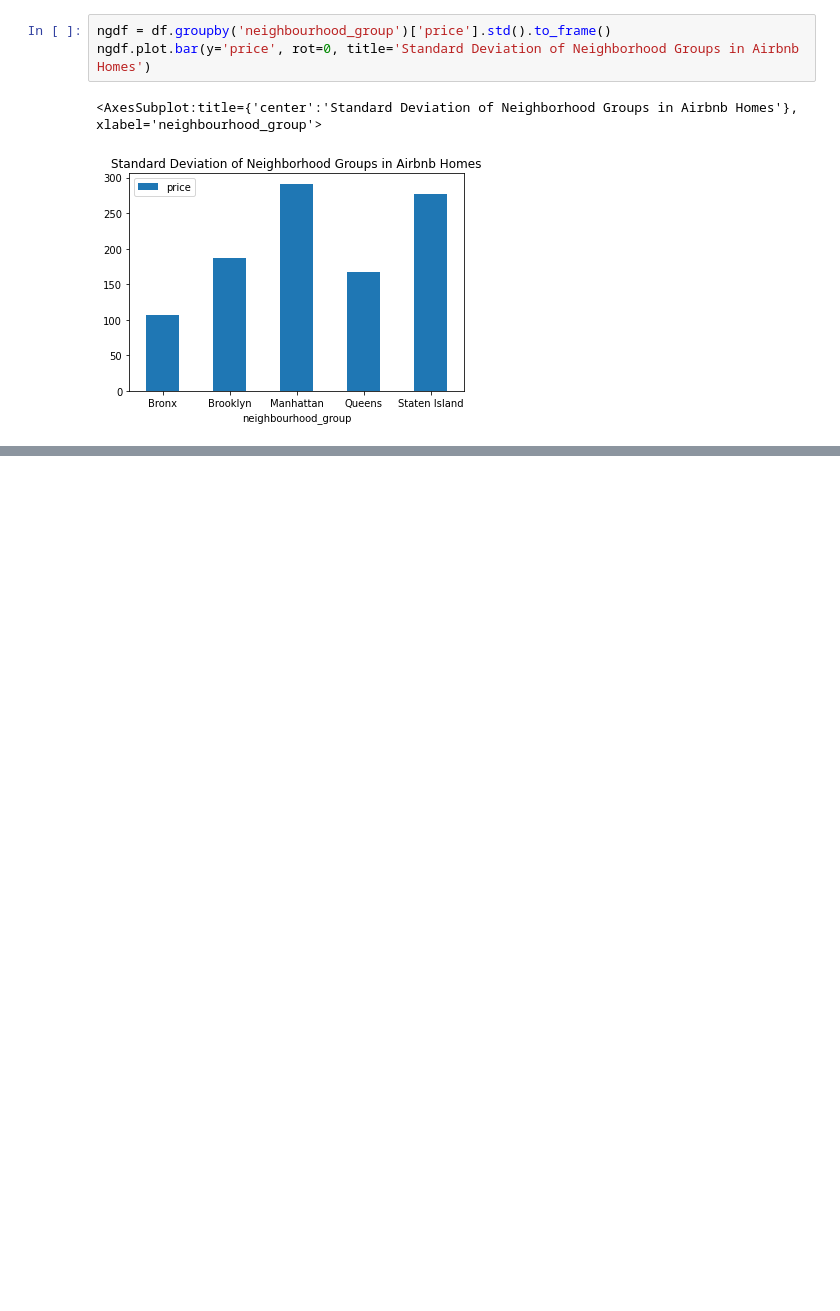
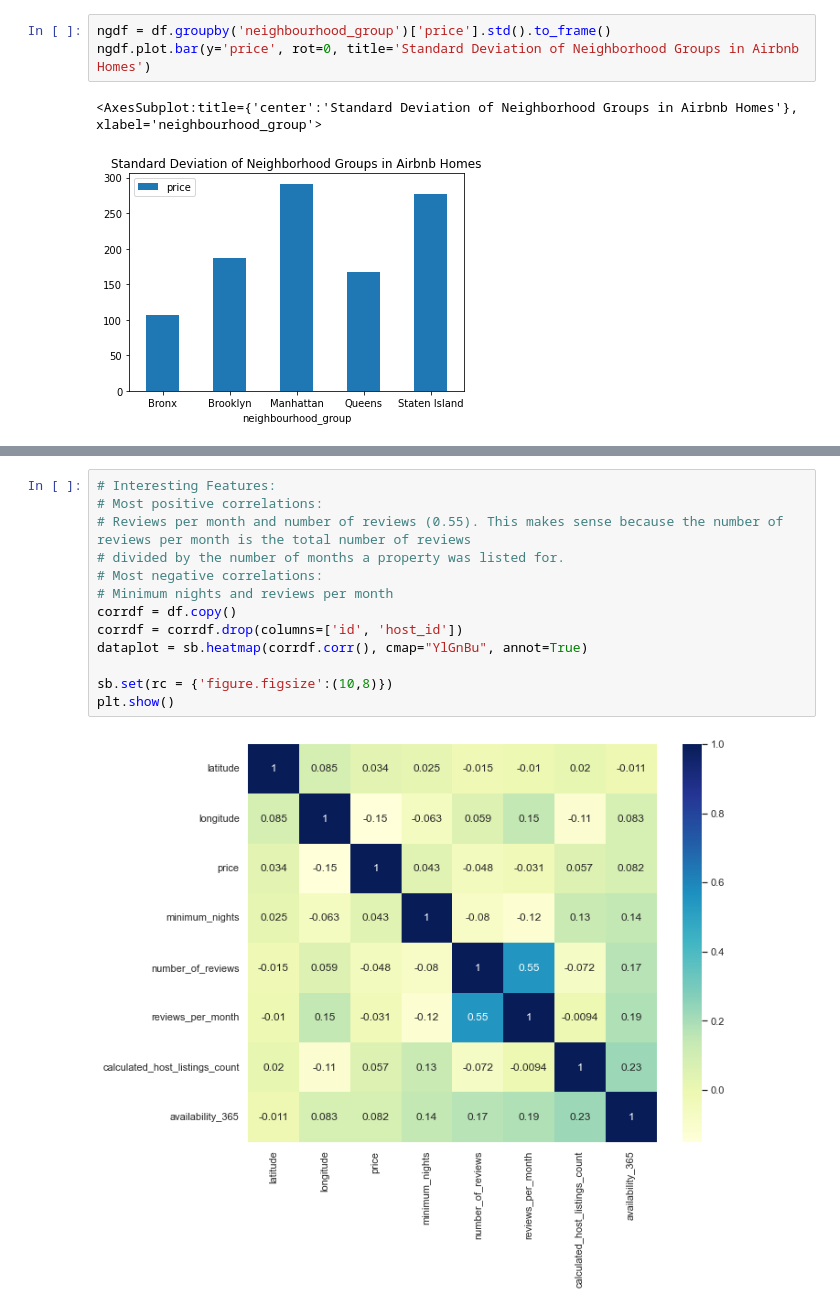
Before and after one commit to svishwanathan01/cse351-hw1, a Jupyter notebook: cse351_hw1_Sabareesh_Vishwanathan_112585006.ipynb, the cells around one changed output, grey strips where cells are left out. Drawn from its saved outputs; the diff is of its cells as text; blank space fills up the shorter version.

```diff
--- a/cse351_hw1_Sabareesh_Vishwanathan_112585006.ipynb
+++ b/cse351_hw1_Sabareesh_Vishwanathan_112585006.ipynb
@@ -157,0 +173,15 @@ ngdf.plot.bar(y='price', rot=0, title='Standard Deviation of Neighborhood Groups
+# %%
+# Interesting Features:
+# Most positive correlations:
+# Reviews per month and number of reviews (0.55). This makes sense because the number of reviews per month is the total number of reviews
+# divided by the number of months a property was listed for.
+# Most negative correlations:
+# Minimum nights and reviews per month
+corrdf = df.copy()
+corrdf = corrdf.drop(columns=['id', 'host_id'])
+dataplot = sb.heatmap(corrdf.corr(), cmap="YlGnBu", annot=True)
+
+sb.set(rc = {'figure.figsize':(10,8)})
+plt.show()
+# %% [output]
+[figure, added]
```
Also changed, not shown: parts of 2 cells of this notebook.
